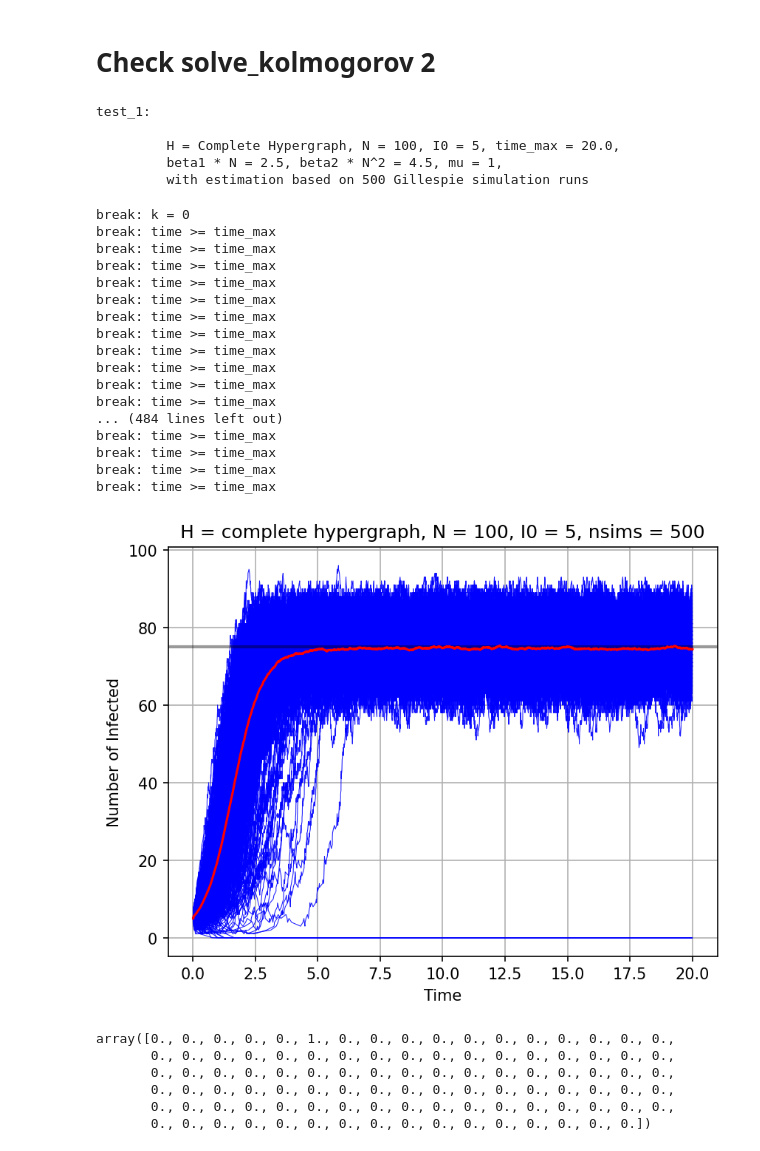
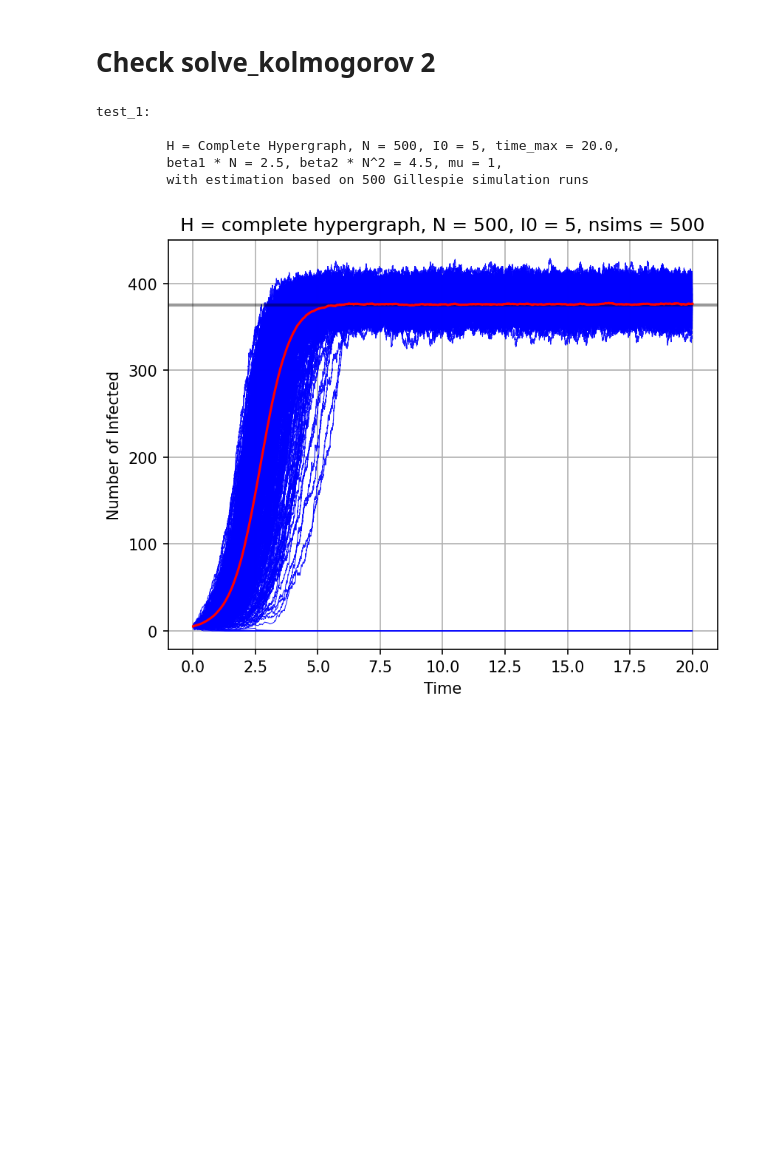
Before and after one commit to markolalovic/higher-order-contagion, a Jupyter notebook: notebooks/check-solve_kolmogorov-2.ipynb, the cells around one changed output. Cells and saved outputs as stored; diff of their text form; code cells hidden in the pictures; blank space fills up the shorter version.

```diff
--- a/notebooks/check-solve_kolmogorov-2.ipynb
+++ b/notebooks/check-solve_kolmogorov-2.ipynb
@@ -18,7 +18,7 @@ test_name = "test_1"
 g_type = "complete"
 
 # TODO: increase these values
-N = 100
+N = 500
 g = CompleteHypergraph(N)
 
 I0 = 5
@@ -47,7 +47,7 @@ print(f"\t with estimation based on {nsims} Gillespie simulation runs\n")
 # %% [output]
 test_1:
 
-         H = Complete Hypergraph, N = 100, I0 = 5, time_max = 20.0,
+         H = Complete Hypergraph, N = 500, I0 = 5, time_max = 20.0,
          beta1 * N = 2.5, beta2 * N^2 = 4.5, mu = 1,
          with estimation based on 500 Gillespie simulation runs
 # %%
@@ -55,7 +55,7 @@ test_1:
 # I0_gillespie = I0 # TODO: go over the range when necessary
 # initial_infections = list(range(I0_gillespie))
 
-run_gillespie_simulations = True
+run_gillespie_simulations = False
 test_name = "test_2"
 if run_gillespie_simulations:
     X_sims = []
@@ -67,52 +67,35 @@ if run_gillespie_simulations:
     # save the simulation results
     sim_results = {f'sim_{i}': X_sims[i] for i in range(nsims)}
     np.savez_compressed(f'../results/gillespie-sims_{test_name}.npz', **sim_results)
 else:
     # load simulation results
     sim_results = np.load(f'../results/gillespie-sims_{test_name}.npz', allow_pickle=True)
     X_sims = [sim_results[f'sim_{i}'] for i in range(nsims)]
 
 # plot X_t curves in gray and average curve in red
 fig = plt.figure(dpi=150) # set DPI
 ax  = plt.subplot()
 
 for X_t in X_sims:
     ax.plot(X_t[0], X_t[2], c="blue", alpha=0.9, linewidth=0.5, rasterized=True)
 
 avg_curve, times = get_average(X_sims, time_max, nsims, delta_t = 0.01)
 # avg_curve, times = get_average_corrected(X_sims, time_max, nsims, delta_t = 0.01)
 
-plt.axhline(y=75, color='black', lw=2, alpha=0.4, linestyle='-')
+plt.axhline(y=int(0.75 * N), color='black', lw=2, alpha=0.4, linestyle='-')
 
 plt.plot(times, avg_curve, "red")
 
 plt.xlabel("Time")
 plt.ylabel("Number of Infected")
 plt.grid(True)
 plt.title(f"H = complete hypergraph, N = {N}, I0 = {I0}, nsims = {nsims}")
 plt.savefig(f"../figures/estimation/complete/{test_name}/gillespie-sims.pdf",
             format='pdf', bbox_inches='tight')
 plt.show()
 plt.close(fig) # free up memory
 # %% [output]
-break: k = 0
-break: time >= time_max
-break: time >= time_max
-break: time >= time_max
-break: time >= time_max
-break: time >= time_max
-break: time >= time_max
-break: time >= time_max
-break: time >= time_max
-break: time >= time_max
-break: time >= time_max
-break: time >= time_max
-... (484 lines left out)
-break: time >= time_max
-break: time >= time_max
-break: time >= time_max
-break: time >= time_max
-[figure, old version]
+[figure, new version]
 # %%
 # solve KEs and compare
 all_states = list_all_states(g)
@@ -123,14 +106,7 @@ ode_system_complete = list_all_ODEs_complete(g, beta1, beta2, mu)
 p0 = np.zeros(M)
 i_set0 = all_states.index(I0)
 p0[i_set0] = 1.0 # all other states have prob 0 at time 0
-p0
+# p0
-# %% [output]
-array([0., 0., 0., 0., 0., 1., 0., 0., 0., 0., 0., 0., 0., 0., 0., 0., 0.,
-       0., 0., 0., 0., 0., 0., 0., 0., 0., 0., 0., 0., 0., 0., 0., 0., 0.,
-       0., 0., 0., 0., 0., 0., 0., 0., 0., 0., 0., 0., 0., 0., 0., 0., 0.,
-       0., 0., 0., 0., 0., 0., 0., 0., 0., 0., 0., 0., 0., 0., 0., 0., 0.,
-       0., 0., 0., 0., 0., 0., 0., 0., 0., 0., 0., 0., 0., 0., 0., 0., 0.,
-       0., 0., 0., 0., 0., 0., 0., 0., 0., 0., 0., 0., 0., 0., 0., 0.])
 # %%
 # solve ode_system_complete over time
 t_span = (0.0, time_max)
```
Also changed, not shown: parts of 1 cell of this notebook, 3 other files.
